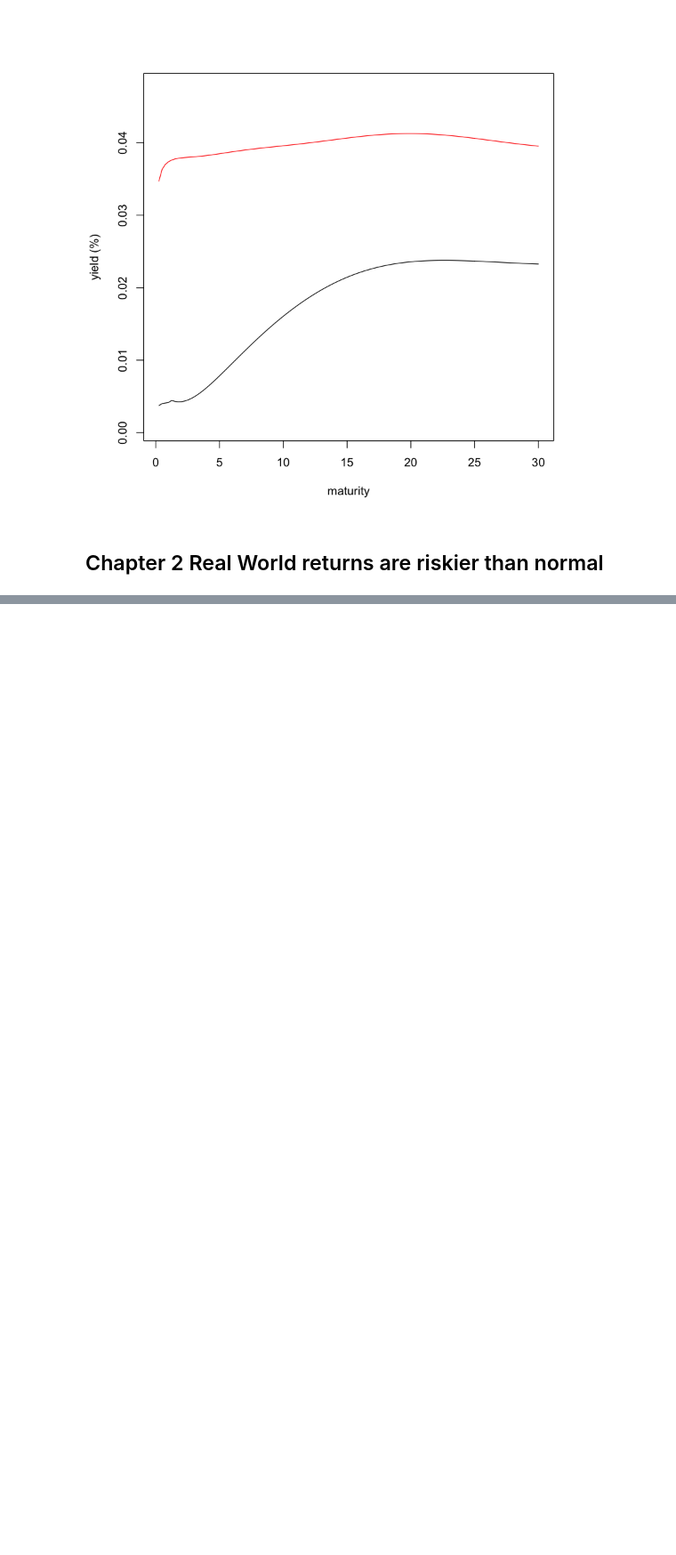
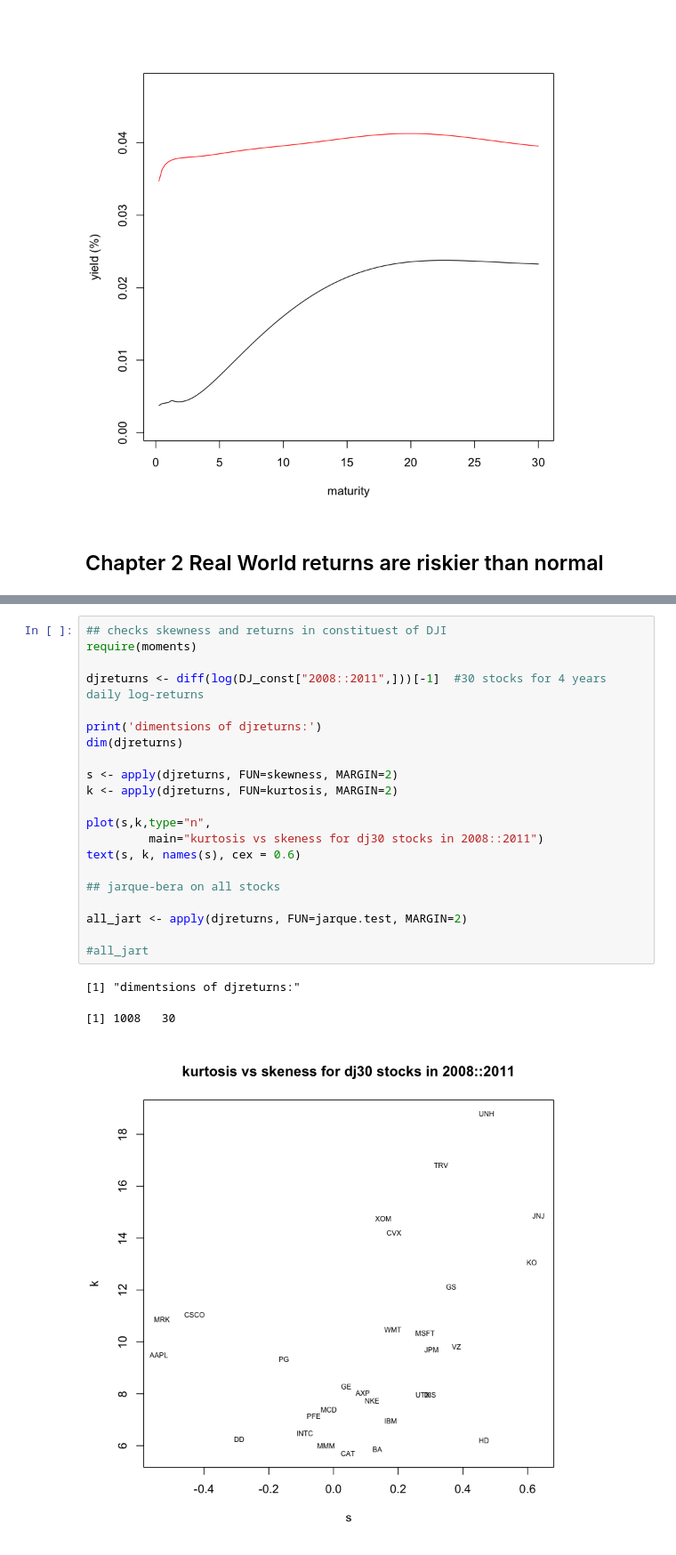
Before and after one commit to slzdevsnp/learn, a Jupyter notebook: fin_quant_risk_mgmt/quant_risk.ipynb, the cells around one changed output, grey strips where cells are left out. Shown at 89% size. Drawn from its saved outputs; the diff is of its cells as text; blank space fills up the shorter version.

```diff
--- a/fin_quant_risk_mgmt/quant_risk.ipynb
+++ b/fin_quant_risk_mgmt/quant_risk.ipynb
@@ -158,0 +261,25 @@ lines(maturity, zcb[nrow(zcb),])
+# %%
+## checks skewness and returns in constituest of DJI
+require(moments)
+
+djreturns <- diff(log(DJ_const["2008::2011",]))[-1]  #30 stocks for 4 years daily log-returns
+
+print('dimentsions of djreturns:')
+dim(djreturns)
+
+s <- apply(djreturns, FUN=skewness, MARGIN=2)
+k <- apply(djreturns, FUN=kurtosis, MARGIN=2)
+
+plot(s,k,type="n",
+         main="kurtosis vs skeness for dj30 stocks in 2008::2011")
+text(s, k, names(s), cex = 0.6)
+
+## jarque-bera on all stocks
+
+all_jart <- apply(djreturns, FUN=jarque.test, MARGIN=2)
+
+#all_jart
+# %% [output]
+[1] "dimentsions of djreturns:"
+[1] 1008   30
+[figure, added]
```
Also changed, not shown: parts of 24 cells of this notebook, 9 other files.
